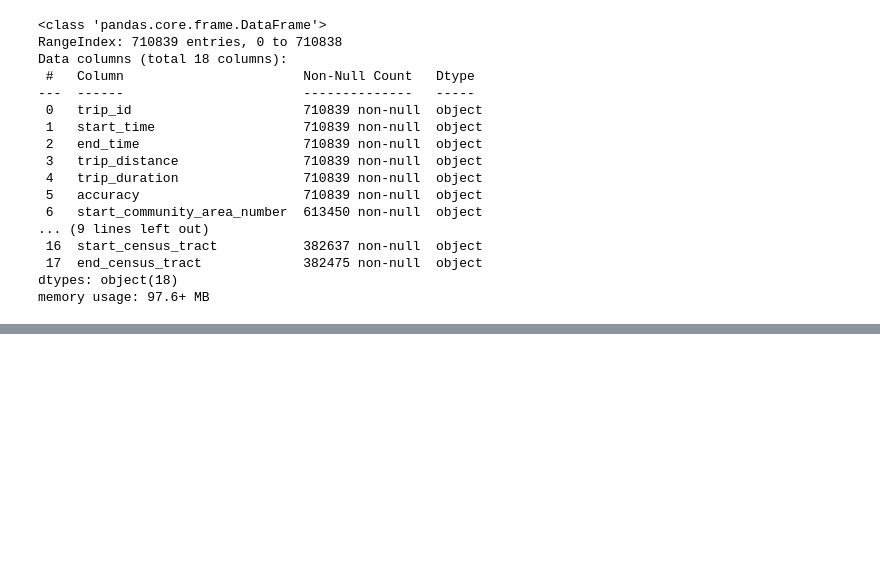
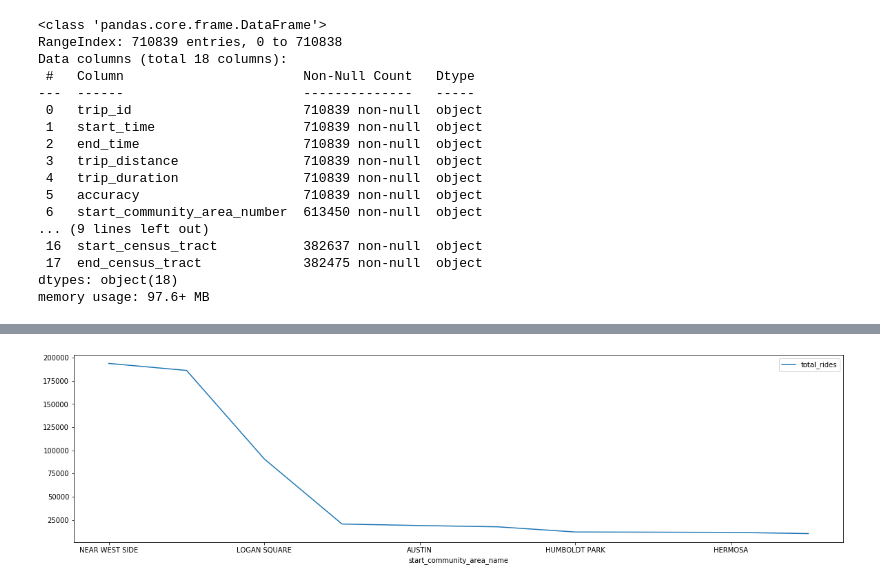
Before and after one commit to DanCorley/uber_demand, a Jupyter notebook: 01 - query_clean.ipynb, the cells around one changed output, grey strips where cells are left out. Saved outputs shown, nothing was run; the diff lists cells and outputs as text; code cells hidden in the pictures; blank space fills up the shorter version.

```diff
--- a/query_clean.ipynb
+++ b/01 - query_clean.ipynb
@@ -359,3 +322,0 @@ def get_coords(x):
-# %%
-scooter_df['start_centroid_location'] = scooter_df['start_centroid_location'].map(lambda x: get_coords(x))
-scooter_df['end_centroid_location'] = scooter_df['end_centroid_location'].map(lambda x: get_coords(x))
@@ -383,7 +342,3 @@ scooter_df.sample(1)
 # %%
 community_areas = scooter_df.groupby(['start_community_area_name',
-                    'end_community_area_name']).agg({'start_centroid_latitude':'max',
-                                                     'start_centroid_longitude': 'max',
-                                                     'end_centroid_latitude':'max',
-                                                     'end_centroid_longitude': 'max',
-                                                    'trip_id':'count'}).reset_index()
+                    'end_community_area_name']).agg({'trip_id':'count'})
@@ -523,0 +345,3 @@ True
+# %%
+community_areas.rename(columns={'trip_id': 'total_rides'}, inplace=True)
+community_areas.reset_index()
@@ -523,0 +362,7 @@ True
+# %%
+community_areas.groupby(
+    'start_community_area_name').sum().sort_values(
+    'total_rides', ascending=False
+).head(10).plot(figsize=(20,5));
+# %% [output]
+[figure, added]
```
Also changed, not shown: parts of 27 cells of this notebook, 9 other files.
